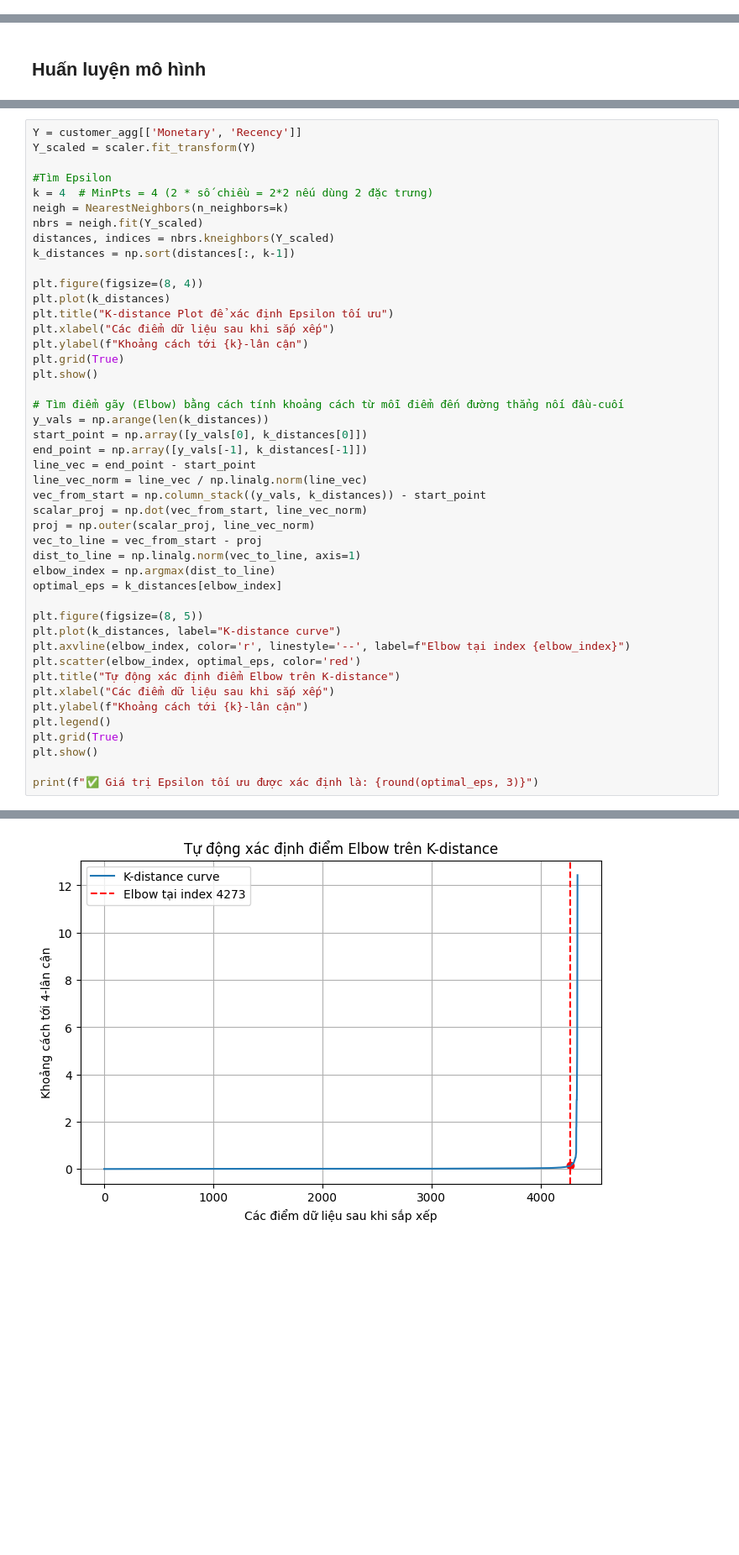
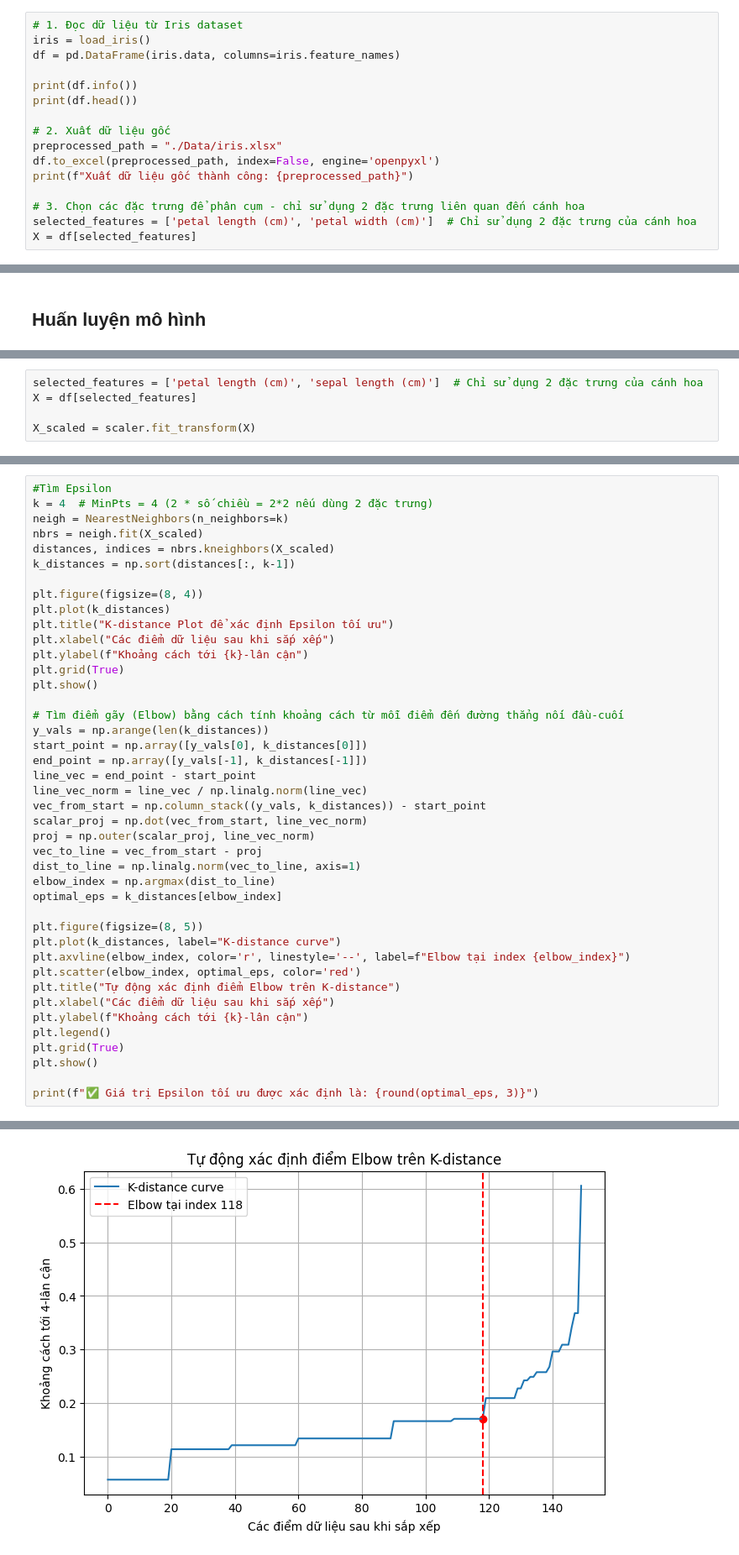
Before and after one commit to AriTannia/KPDL, a Jupyter notebook: Chuong4.ipynb, the cells around one changed output, grey strips where cells are left out. Shown at 84% size. Saved outputs shown, nothing was run; the diff lists cells and outputs as text; blank space fills up the shorter version.

```diff
--- a/Chuong4.ipynb
+++ b/Chuong4.ipynb
@@ -66,0 +17,16 @@ None
+# %%
+# 1. Đọc dữ liệu từ Iris dataset
+iris = load_iris()
+df = pd.DataFrame(iris.data, columns=iris.feature_names)
+
+print(df.info())
+print(df.head())
+
+# 2. Xuất dữ liệu gốc
+preprocessed_path = "./Data/iris.xlsx"
+df.to_excel(preprocessed_path, index=False, engine='openpyxl')
+print(f"Xuất dữ liệu gốc thành công: {preprocessed_path}")
+
+# 3. Chọn các đặc trưng để phân cụm - chỉ sử dụng 2 đặc trưng liên quan đến cánh hoa
+selected_features = ['petal length (cm)', 'petal width (cm)']  # Chỉ sử dụng 2 đặc trưng của cánh hoa
+X = df[selected_features]
@@ -181,0 +183,5 @@ Silhouette Score: 0.843
+# %%
+selected_features = ['petal length (cm)', 'sepal length (cm)']  # Chỉ sử dụng 2 đặc trưng của cánh hoa
+X = df[selected_features]
+
+X_scaled = scaler.fit_transform(X)
@@ -182,12 +190,9 @@ Silhouette Score: 0.843
 # %%
-Y = customer_agg[['Monetary', 'Recency']]
-Y_scaled = scaler.fit_transform(Y)
-
 #Tìm Epsilon
 k = 4  # MinPts = 4 (2 * số chiều = 2*2 nếu dùng 2 đặc trưng)
 neigh = NearestNeighbors(n_neighbors=k)
-nbrs = neigh.fit(Y_scaled)
-distances, indices = nbrs.kneighbors(Y_scaled)
+nbrs = neigh.fit(X_scaled)
+distances, indices = nbrs.kneighbors(X_scaled)
 k_distances = np.sort(distances[:, k-1])
 
 plt.figure(figsize=(8, 4))
@@ -229 +234 @@ print(f"✅ Giá trị Epsilon tối ưu được xác định là: {round(optim
-[figure, old version]
+[figure, new version]
```
Also changed, not shown: parts of 37 cells of this notebook, 9 other files.
